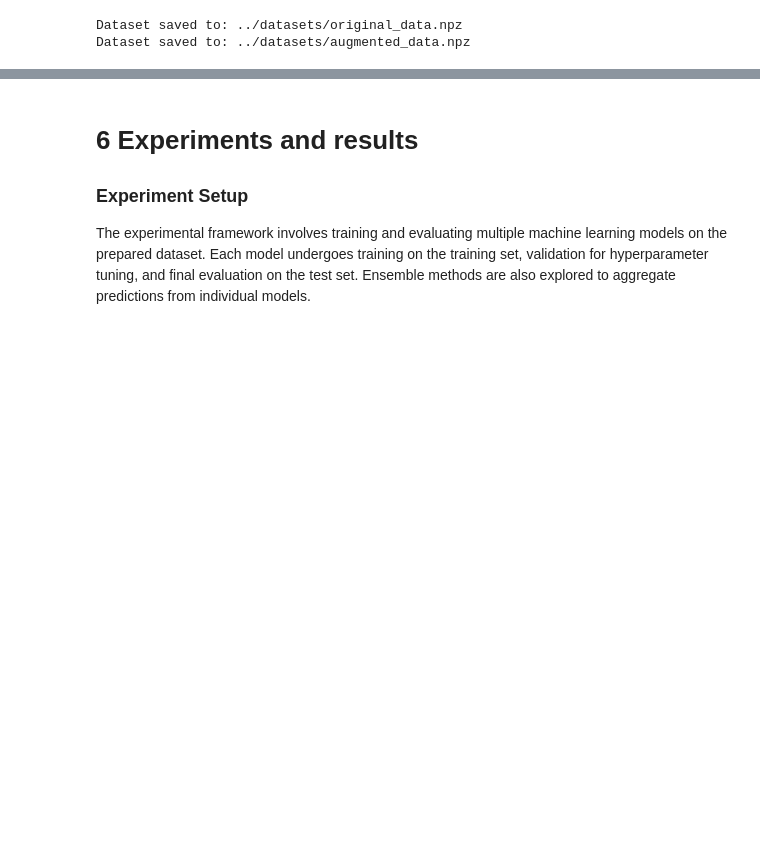
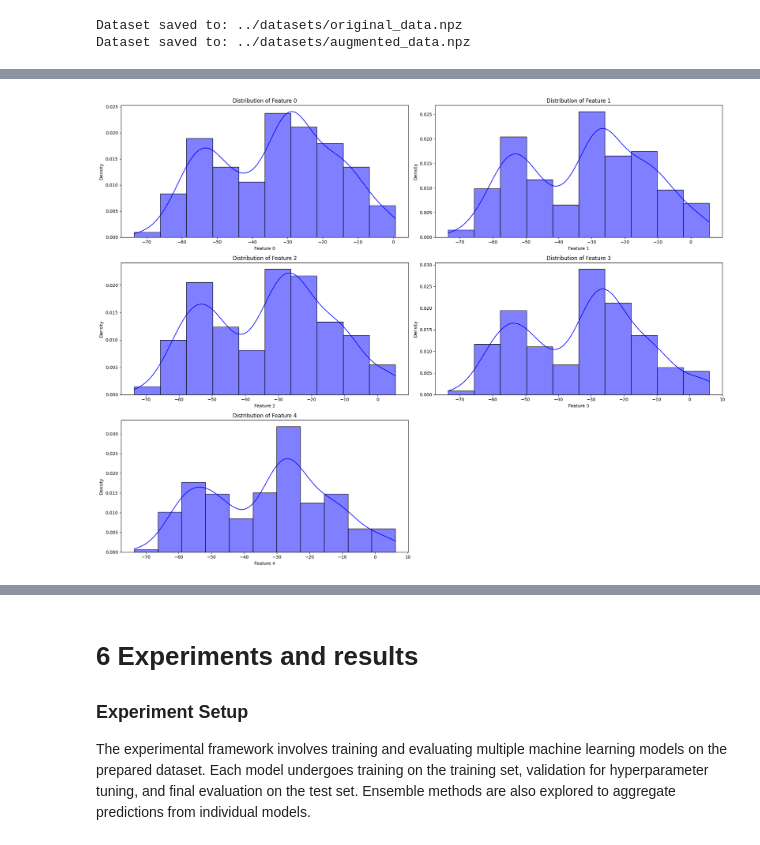
Before and after one commit to CharlesZZY/Truora, a Jupyter notebook: src/CBU5201_miniproject.ipynb, the cells around one changed output, grey strips where cells are left out. Drawn from its saved outputs; the diff is of its cells as text; code cells hidden in the pictures; blank space fills up the shorter version.

```diff
--- a/src/CBU5201_miniproject.ipynb
+++ b/src/CBU5201_miniproject.ipynb
@@ -1482,0 +1715,29 @@ split_and_save_data(CONFIG['dataset_path'] + 'original_data.npz', CONFIG['datase
+# %%
+import matplotlib.pyplot as plt
+
+# Assuming 'train_data' contains the features and labels
+train_features = train_data["features"]
+train_labels = train_data["labels"]
+
+# Flatten the features to 2D array (n_samples, n_features)
+flattened_train_features = train_features.reshape(train_features.shape[0], -1)
+
+# Create DataFrame for easier manipulation
+train_features_df = pd.DataFrame(flattened_train_features)
+
+# Plot distribution of selected features (let's choose the first 5 for visualization)
+selected_features = train_features_df.columns[:5]
+
+plt.figure(figsize=(20, 15))
+
+for i, feature in enumerate(selected_features, 1):
+    plt.subplot(3, 2, i)
+    sns.histplot(train_features_df[feature], kde=True, color="blue", stat="density", common_norm=False)
+    plt.title(f'Distribution of Feature {feature}')
+    plt.xlabel(f'Feature {feature}')
+    plt.ylabel('Density')
+
+plt.tight_layout()
+plt.show()
+# %% [output]
+[figure, added]
```
Also changed, not shown: parts of 58 cells of this notebook, 1 other file.
